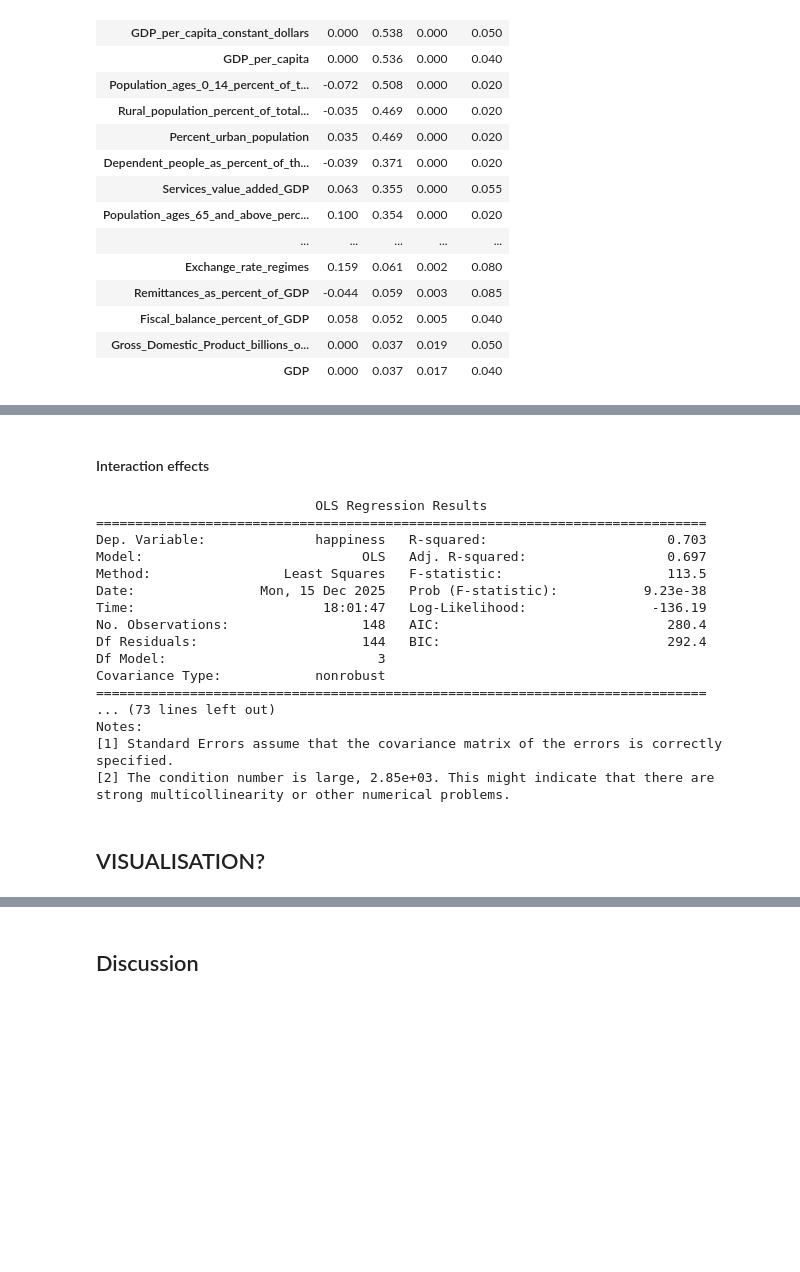
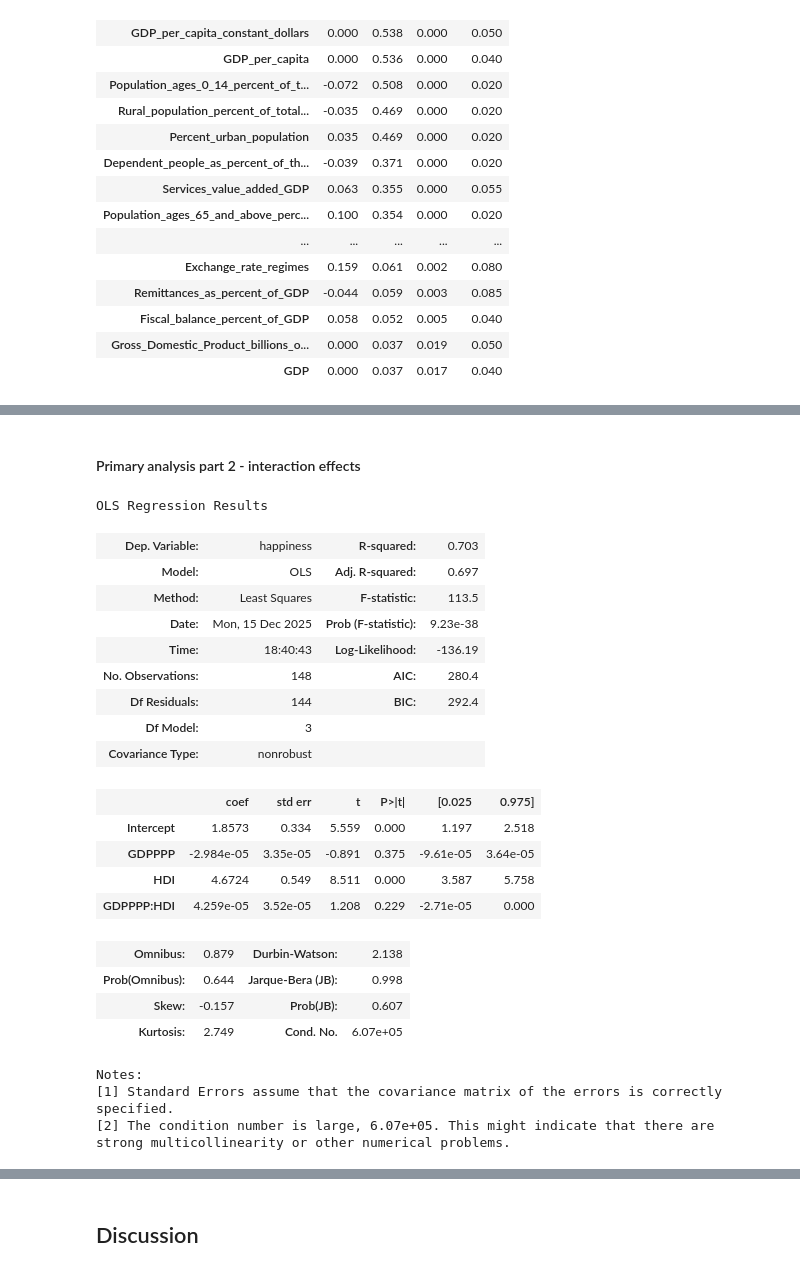
Before and after one commit to Orilly/data-science-summative, a Jupyter notebook: main.ipynb, the cells around one changed output, grey strips where cells are left out. Drawn from its saved outputs; the diff is of its cells as text; code cells hidden in the pictures; blank space fills up the shorter version.

```diff
--- a/main.ipynb
+++ b/main.ipynb
@@ -210,30 +230,31 @@ Notes:
 [2] The condition number is large, 6.47e+05. This might indicate that there are
 strong multicollinearity or other numerical problems.
 # %% [markdown]
-#### Interaction effects
+#### Primary analysis part 2 - interaction effects
 # %%
-effects_to_measure = ["GDPPPP*HDI", "Percent_urban_population*HDI", "Services_value_added_GDP*HDI"]
-
-for effect in effects_to_measure:
-    model = smf.ols(f'happiness ~ {effect}', data=df2018).fit()
-    print(model.summary(), "\n")
+model = smf.ols('happiness ~ GDPPPP*HDI', data=df2018).fit()
+model.summary()
 # %% [output]
-                            OLS Regression Results
-==============================================================================
-Dep. Variable:              happiness   R-squared:                       0.703
-Model:                            OLS   Adj. R-squared:                  0.697
-Method:                 Least Squares   F-statistic:                     113.5
-Date:                Mon, 15 Dec 2025   Prob (F-statistic):           9.23e-38
-Time:                        18:01:47   Log-Likelihood:                -136.19
-No. Observations:                 148   AIC:                             280.4
-Df Residuals:                     144   BIC:                             292.4
-Df Model:                           3
-Covariance Type:            nonrobust
-==============================================================================
-... (73 lines left out)
-Notes:
-[1] Standard Errors assume that the covariance matrix of the errors is correctly specified.
-[2] The condition number is large, 2.85e+03. This might indicate that there are
-strong multicollinearity or other numerical problems.
+OLS Regression Results
+| Dep. Variable: | happiness | R-squared: | 0.703 |
+| Model: | OLS | Adj. R-squared: | 0.697 |
+| Method: | Least Squares | F-statistic: | 113.5 |
+| Date: | Mon, 15 Dec 2025 | Prob (F-statistic): | 9.23e-38 |
+| Time: | 18:40:43 | Log-Likelihood: | -136.19 |
+| No. Observations: | 148 | AIC: | 280.4 |
+| Df Residuals: | 144 | BIC: | 292.4 |
+| Df Model: | 3 |  |  |
+| Covariance Type: | nonrobust |  |  |
+|  | coef | std err | t | P>|t| | [0.025 | 0.975] |
+| Intercept | 1.8573 | 0.334 | 5.559 | 0.000 | 1.197 | 2.518 |
+| GDPPPP | -2.984e-05 | 3.35e-05 | -0.891 | 0.375 | -9.61e-05 | 3.64e-05 |
+| HDI | 4.6724 | 0.549 | 8.511 | 0.000 | 3.587 | 5.758 |
+| GDPPPP:HDI | 4.259e-05 | 3.52e-05 | 1.208 | 0.229 | -2.71e-05 | 0.000 |
+| Omnibus: | 0.879 | Durbin-Watson: | 2.138 |
+| Prob(Omnibus): | 0.644 | Jarque-Bera (JB): | 0.998 |
+| Skew: | -0.157 | Prob(JB): | 0.607 |
+| Kurtosis: | 2.749 | Cond. No. | 6.07e+05 |
+Notes:
+[1] Standard Errors assume that the covariance matrix of the errors is correctly specified.
+[2] The condition number is large, 6.07e+05. This might indicate that there are
+strong multicollinearity or other numerical problems.
-# %% [markdown]
-## VISUALISATION?
```
Also changed, not shown: parts of 15 cells of this notebook.
